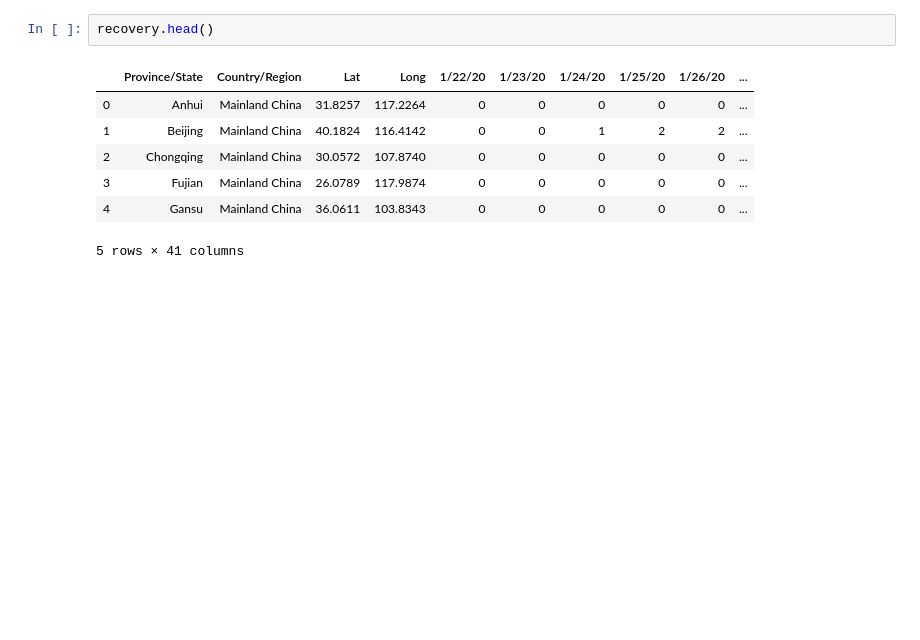
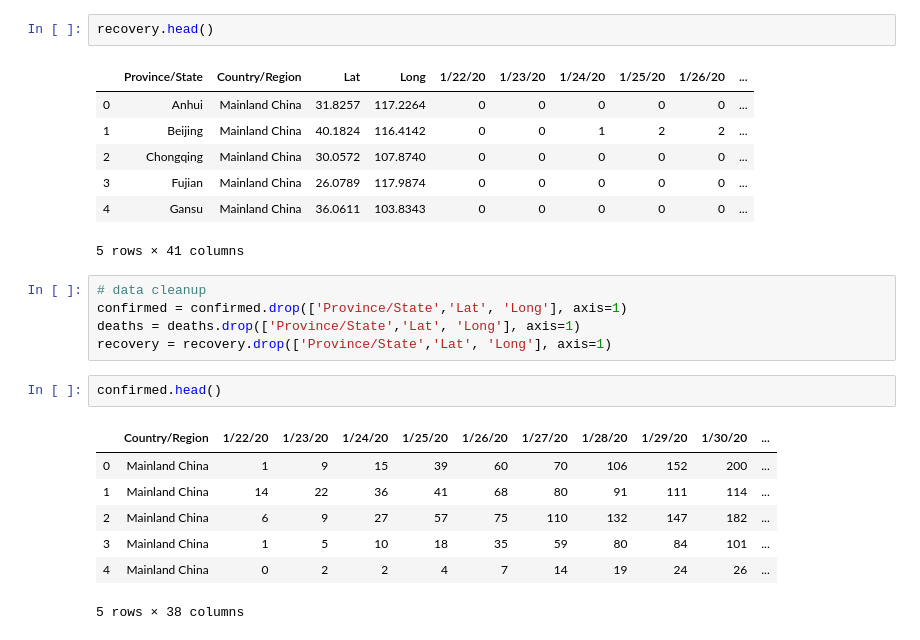
Before and after one commit to IshmaelObeso/Coronavirus-Data-Analysis, a Jupyter notebook: Data-Analysis-Time-Series.ipynb, the cells around one changed output. Saved outputs shown, nothing was run; the diff lists cells and outputs as text; blank space fills up the shorter version.

```diff
--- a/Data-Analysis-Time-Series.ipynb
+++ b/Data-Analysis-Time-Series.ipynb
@@ -35,3 +35,18 @@ recovery.head()
 | 3 | Fujian | Mainland China | 26.0789 | 117.9874 | 0 | 0 | 0 | 0 | 0 | ... |
 | 4 | Gansu | Mainland China | 36.0611 | 103.8343 | 0 | 0 | 0 | 0 | 0 | ... |
 5 rows × 41 columns
+# %%
+# data cleanup
+confirmed = confirmed.drop(['Province/State','Lat', 'Long'], axis=1)
+deaths = deaths.drop(['Province/State','Lat', 'Long'], axis=1)
+recovery = recovery.drop(['Province/State','Lat', 'Long'], axis=1)
+# %%
+confirmed.head()
+# %% [output]
+|  | Country/Region | 1/22/20 | 1/23/20 | 1/24/20 | 1/25/20 | 1/26/20 | 1/27/20 | 1/28/20 | 1/29/20 | 1/30/20 | ... |
+| 0 | Mainland China | 1 | 9 | 15 | 39 | 60 | 70 | 106 | 152 | 200 | ... |
+| 1 | Mainland China | 14 | 22 | 36 | 41 | 68 | 80 | 91 | 111 | 114 | ... |
+| 2 | Mainland China | 6 | 9 | 27 | 57 | 75 | 110 | 132 | 147 | 182 | ... |
+| 3 | Mainland China | 1 | 5 | 10 | 18 | 35 | 59 | 80 | 84 | 101 | ... |
+| 4 | Mainland China | 0 | 2 | 2 | 4 | 7 | 14 | 19 | 24 | 26 | ... |
+5 rows × 38 columns
```
Also changed, not shown: parts of 5 cells of this notebook.
